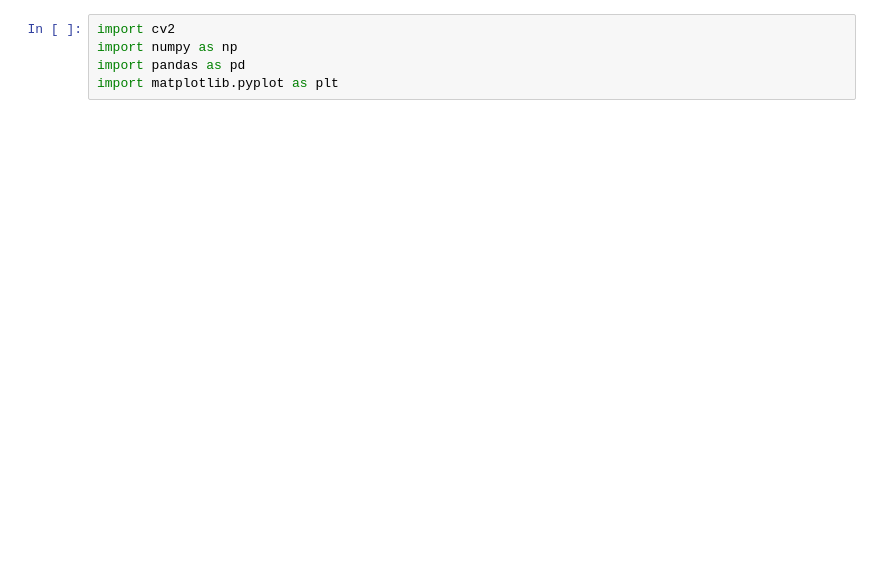
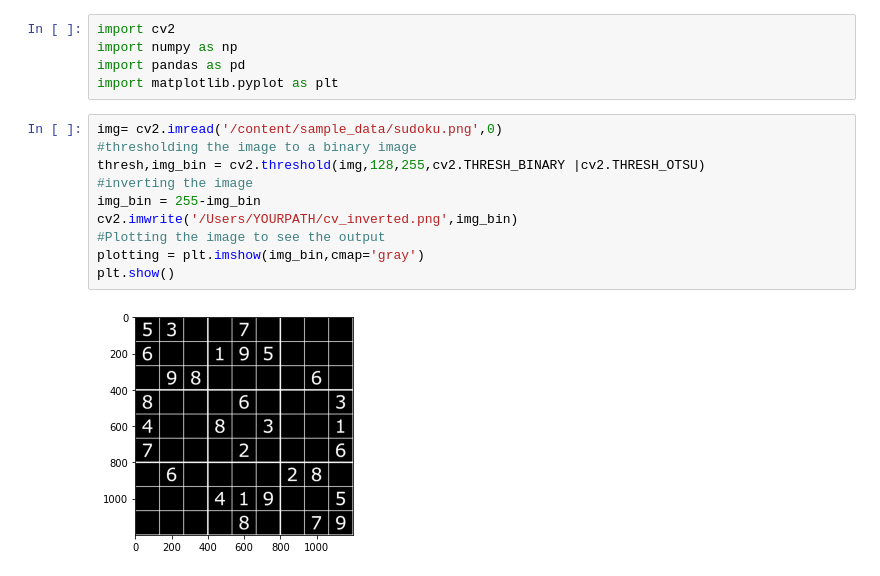
Before and after one commit to OlegTkhor/sudoku, a Jupyter notebook: Sudoku.ipynb, the cells around one changed output. Saved outputs shown, nothing was run; the diff lists cells and outputs as text; blank space fills up the shorter version.

```diff
--- a/Sudoku.ipynb
+++ b/Sudoku.ipynb
@@ -5,3 +5,15 @@ import cv2
 import numpy as np
 import pandas as pd
 import matplotlib.pyplot as plt
+# %%
+img= cv2.imread('/content/sample_data/sudoku.png',0)
+#thresholding the image to a binary image
+thresh,img_bin = cv2.threshold(img,128,255,cv2.THRESH_BINARY |cv2.THRESH_OTSU)
+#inverting the image
+img_bin = 255-img_bin
+cv2.imwrite('/Users/YOURPATH/cv_inverted.png',img_bin)
+#Plotting the image to see the output
+plotting = plt.imshow(img_bin,cmap='gray')
+plt.show()
+# %% [output]
+[figure, added]
```
Also changed, not shown: parts of 1 cell of this notebook.
